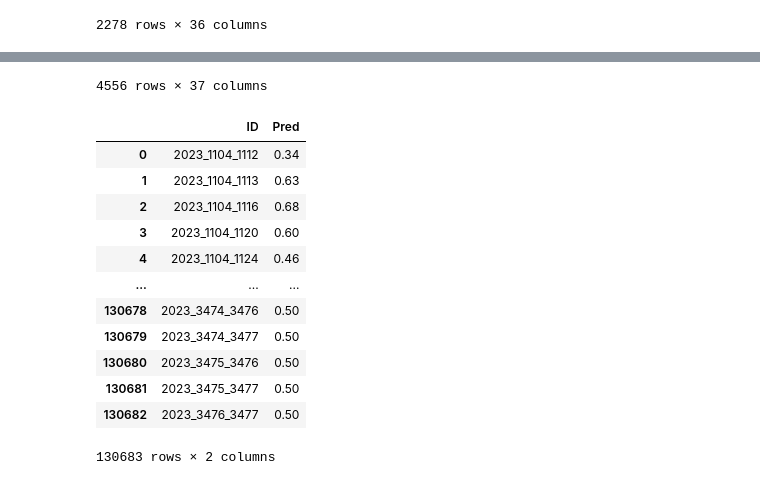
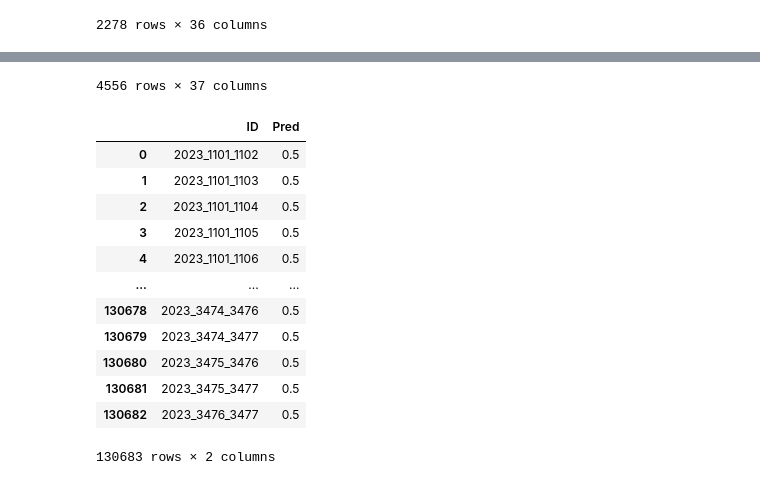
Before and after one commit to caiomelo22/march-madness-2023, a Jupyter notebook: notebook3e407fad6c.ipynb, the cells around one changed output, grey strips where cells are left out. Saved outputs shown, nothing was run; the diff lists cells and outputs as text; code cells hidden in the pictures.

Commit message:
Sort final dataframe by ID

```diff
--- a/notebook3e407fad6c.ipynb
+++ b/notebook3e407fad6c.ipynb
@@ -317,43 +317,43 @@ def set_impossible_games_probs(current_szn_df, teams_df):
             game_id = f"{season}_{team_a}_{team_b}"
             data.append([game_id, 0.5])
 
     data_df = pd.DataFrame(data, columns=['ID', 'Pred'])
     return data_df
 
 current_szn_df = pd.concat([m_current_szn_df, w_current_szn_df], axis=0).reset_index(drop=True)
 current_szn_df['ID'] = current_szn_df.apply(lambda row: set_game_id(row), axis=1)
 display(current_szn_df)
 
 m_impossible_df = set_impossible_games_probs(m_current_szn_df, m_teams_df)
 w_impossible_df = set_impossible_games_probs(w_current_szn_df, w_teams_df)
 
 final_df = current_szn_df.loc[:, ['ID', 'AProb']].rename({'AProb': 'Pred'}, axis=1)
-final_df = pd.concat([final_df, m_impossible_df, w_impossible_df], axis=0).reset_index(drop=True)
+final_df = pd.concat([final_df, m_impossible_df, w_impossible_df], axis=0).sort_values(by='ID').reset_index(drop=True)
 display(final_df)
 # %% [output]
 |  | Season | TeamA | TeamB | ASeedNum | ALastTournPct | ARegSznPct | APts | APtsOpp | AFG | AFG3 | ... |
 | 0 | 2023 | 1104 | 1112 | 1 | 0.0 | 60.242792 | 71.825493 | 67.534143 | 44.422728 | 33.656733 | ... |
 | 1 | 2023 | 1104 | 1113 | 1 | 0.0 | 60.242792 | 71.825493 | 67.534143 | 44.422728 | 33.656733 | ... |
 | 2 | 2023 | 1104 | 1116 | 1 | 0.0 | 60.242792 | 71.825493 | 67.534143 | 44.422728 | 33.656733 | ... |
 | 3 | 2023 | 1104 | 1120 | 1 | 0.0 | 60.242792 | 71.825493 | 67.534143 | 44.422728 | 33.656733 | ... |
 | 4 | 2023 | 1104 | 1124 | 1 | 0.0 | 60.242792 | 71.825493 | 67.534143 | 44.422728 | 33.656733 | ... |
 | ... | ... | ... | ... | ... | ... | ... | ... | ... | ... | ... | ... |
 | 4551 | 2023 | 3437 | 3450 | 4 | 50.0 | 62.470309 | 61.923990 | 58.261283 | 40.221702 | 31.912471 | ... |
 | 4552 | 2023 | 3437 | 3452 | 4 | 50.0 | 62.470309 | 61.923990 | 58.261283 | 40.221702 | 31.912471 | ... |
 | 4553 | 2023 | 3439 | 3450 | 1 | 0.0 | 53.699284 | 64.708831 | 61.300716 | 40.201133 | 31.720223 | ... |
 | 4554 | 2023 | 3439 | 3452 | 1 | 0.0 | 53.699284 | 64.708831 | 61.300716 | 40.201133 | 31.720223 | ... |
 | 4555 | 2023 | 3450 | 3452 | 5 | 0.0 | 43.192488 | 64.842723 | 67.178404 | 39.355720 | 31.111347 | ... |
 4556 rows × 37 columns
 |  | ID | Pred |
-| 0 | 2023_1104_1112 | 0.34 |
-| 1 | 2023_1104_1113 | 0.63 |
-| 2 | 2023_1104_1116 | 0.68 |
-| 3 | 2023_1104_1120 | 0.60 |
-| 4 | 2023_1104_1124 | 0.46 |
+| 0 | 2023_1101_1102 | 0.5 |
+| 1 | 2023_1101_1103 | 0.5 |
+| 2 | 2023_1101_1104 | 0.5 |
+| 3 | 2023_1101_1105 | 0.5 |
+| 4 | 2023_1101_1106 | 0.5 |
 | ... | ... | ... |
-| 130678 | 2023_3474_3476 | 0.50 |
-| 130679 | 2023_3474_3477 | 0.50 |
-| 130680 | 2023_3475_3476 | 0.50 |
-| 130681 | 2023_3475_3477 | 0.50 |
-| 130682 | 2023_3476_3477 | 0.50 |
+| 130678 | 2023_3474_3476 | 0.5 |
+| 130679 | 2023_3474_3477 | 0.5 |
+| 130680 | 2023_3475_3476 | 0.5 |
+| 130681 | 2023_3475_3477 | 0.5 |
+| 130682 | 2023_3476_3477 | 0.5 |
 130683 rows × 2 columns
```
